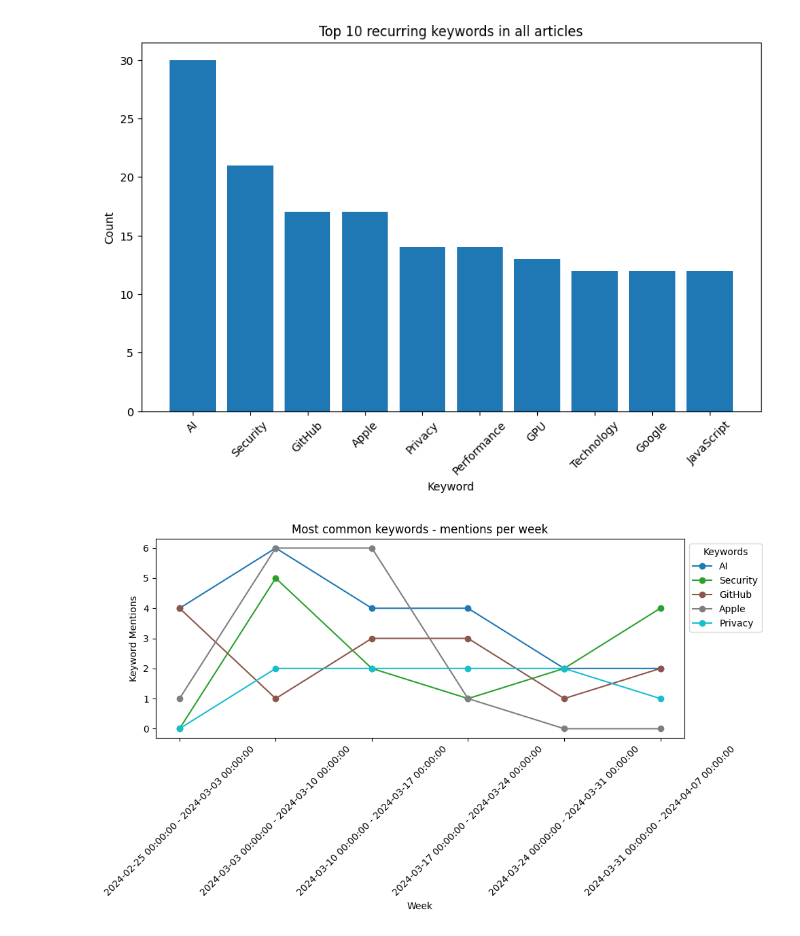
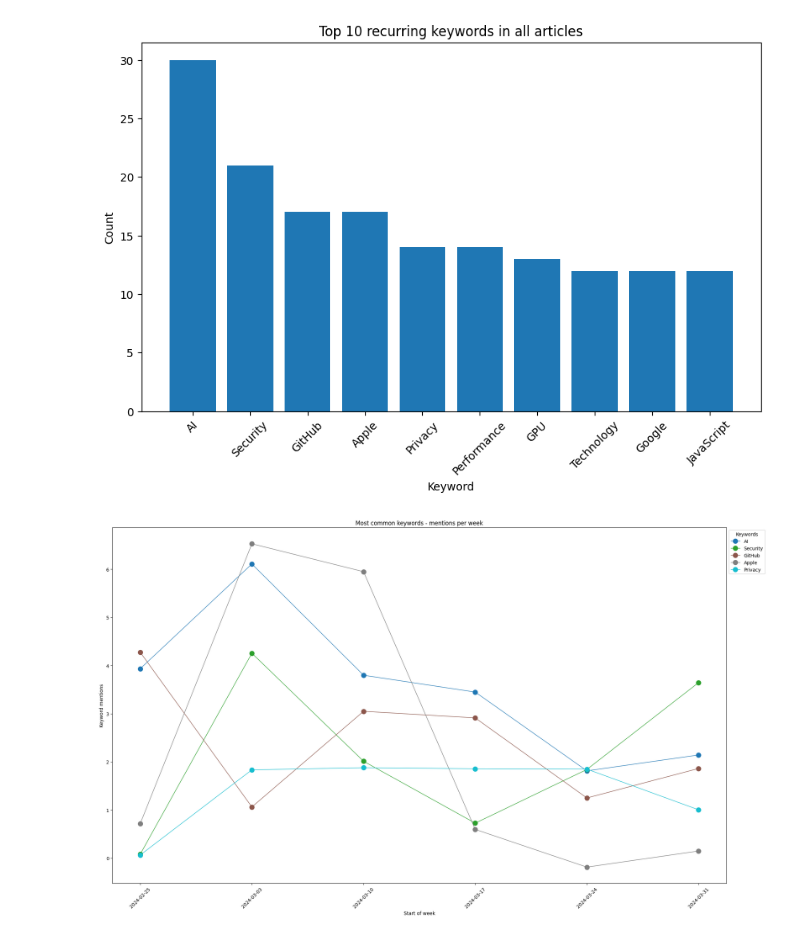
Before and after one commit to donnamagi/hackernews-analysis, a Jupyter notebook: jupyter/overview.ipynb, the cells around one changed output. Saved outputs shown, nothing was run; the diff lists cells and outputs as text; code cells hidden in the pictures.

Commit message:
added jitter, size

```diff
--- a/jupyter/overview.ipynb
+++ b/jupyter/overview.ipynb
@@ -70,8 +70,9 @@ plt.show()
 # %%
 import numpy as np
 
-# get the top 5 keywords
-top_5 = [keyword for keyword, _ in keyword_counts.most_common(5)]
+TOP_KEYWORDS_AMOUNT = 5
+
+top = [keyword for keyword, _ in keyword_counts.most_common(TOP_KEYWORDS_AMOUNT)]
 
 weekly_keywords = []
 
@@ -83,40 +84,40 @@ weekly_keyword_counts = [Counter(keywords) for keywords in weekly_keywords]
 
 # get the count of mentions for the top 5 keywords per week
 top_weekly_keywords = []
 for keyword_count in weekly_keyword_counts:
-    week_top_keywords = [(keyword, count) for keyword, count in keyword_count.items() if keyword in top_5]
+    week_top_keywords = [(keyword, count) for keyword, count in keyword_count.items() if keyword in top]
     top_weekly_keywords.append(week_top_keywords)
 
 # initialize the dictionary with zeros
 keywords_dict = {}
-for keyword in top_5:
+for keyword in top:
   keywords_dict[keyword] = [0] * len(weekly_keywords)
 
 # add the mentions per week to the respective keyword
 for week in top_weekly_keywords:
   for keyword, count in week:
     index = top_weekly_keywords.index(week)
     keywords_dict[keyword][index] = count
 
 list_counts_per_keyword = [counts for _ , counts in keywords_dict.items()]
 
 # setting up the plot
-fig, ax = plt.subplots(figsize=(10, 6))
+fig, ax = plt.subplots(figsize=(20, 12))
 weeks = np.arange(len(weekly_keywords))
 colors = plt.cm.tab10(np.linspace(0, 1, len(keywords_dict)))
 
-for counts, color, keyword in zip(list_counts_per_keyword, colors, top_5):
-  ax.plot(weeks, counts, color=color, label=keyword, marker='o', linewidth=1.5)
+for counts, color, keyword in zip(list_counts_per_keyword, colors, top):
+    jittered_counts = counts + np.random.normal(0, 0.3, size=len(counts))
+    ax.plot(weeks, jittered_counts, color=color, label=keyword, linewidth=1, markersize=10, marker='o')
 
-ax.set_xlabel('Week')
-ax.set_ylabel('Keyword Mentions')
+ax.set_xlabel('Start of week')
+ax.set_ylabel('Keyword mentions')
 ax.set_title('Most common keywords - mentions per week')
 ax.set_xticks(weeks)
-week_labels = [f'{start} - {end}' for start, end in date_ranges]
+week_labels = [start.date() for start, end in date_ranges]
 ax.set_xticklabels(week_labels, rotation=45)
 ax.legend(title='Keywords', bbox_to_anchor=(1, 1), loc='upper left')
 
-plt.tight_layout()
 plt.show()
 # %% [output]
-[figure, old version]
+[figure, new version]
```
Also changed, not shown: parts of 1 cell of this notebook.
